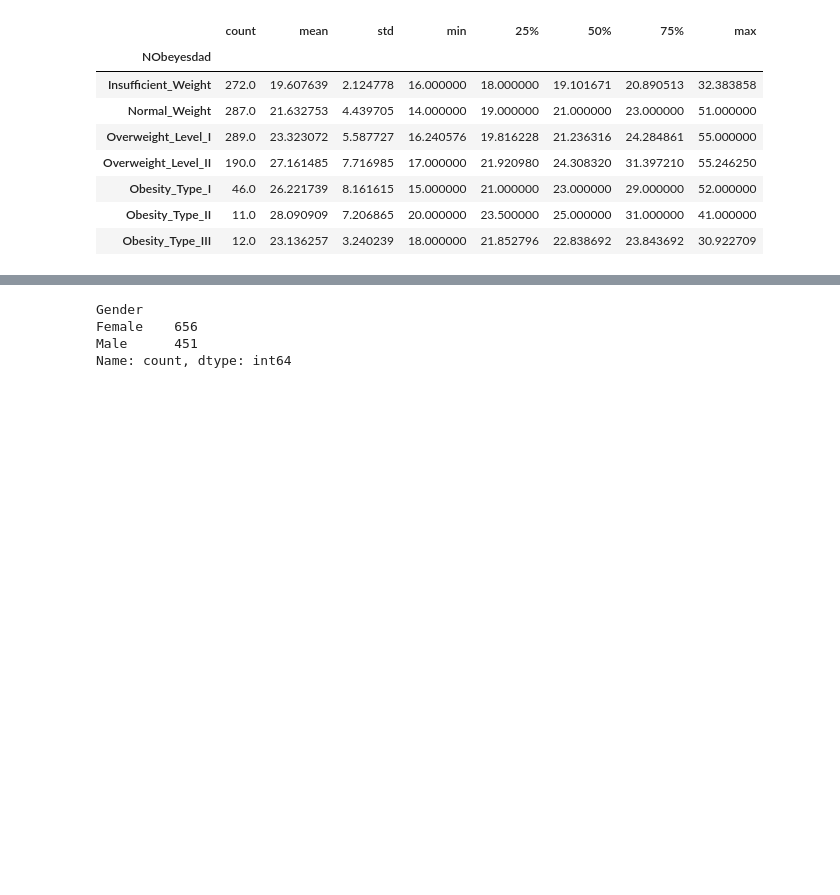
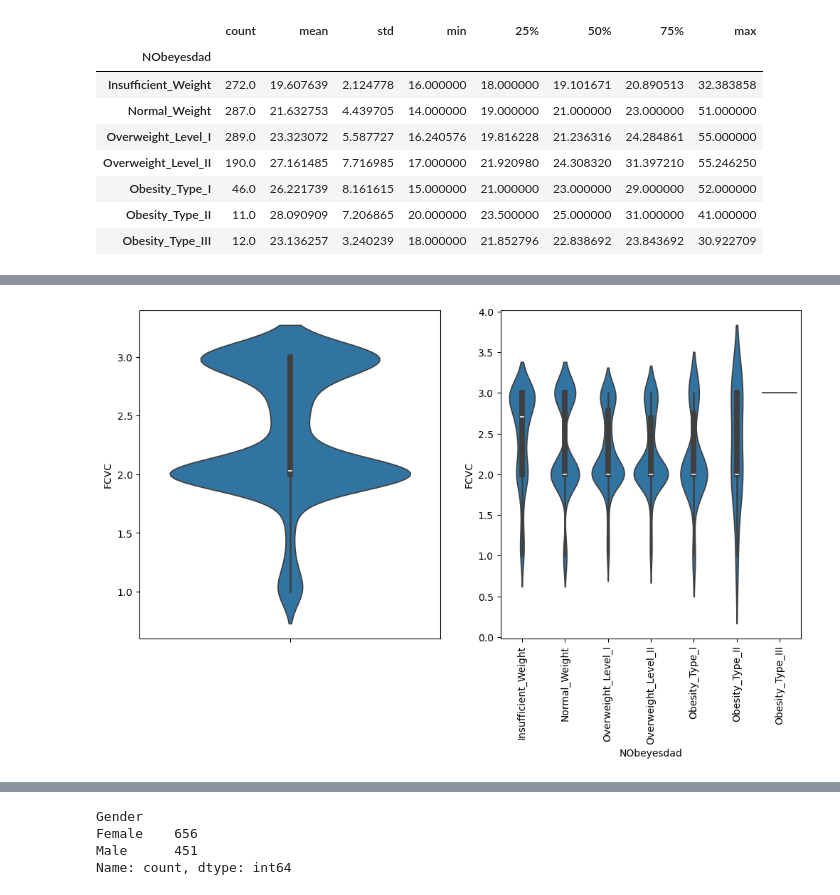
Before and after one commit to flylight-max/Individual_project_obesity, a Jupyter notebook: Untitled-2.ipynb, the cells around one changed output, grey strips where cells are left out. Saved outputs shown, nothing was run; the diff lists cells and outputs as text; code cells hidden in the pictures; blank space fills up the shorter version.

```diff
--- a/Untitled-2.ipynb
+++ b/Untitled-2.ipynb
@@ -771,0 +939,8 @@ Name: count, dtype: int64
+# %%
+fig,(ax1,ax2) = plt.subplots(1,2, figsize = (12,6))
+sns.violinplot(y=new_obesity["FCVC"], ax=ax1)
+sns.violinplot(x="NObeyesdad", y="FCVC", data=new_obesity, ax=ax2)
+plt.xticks(rotation=90)
+plt.show()
+# %% [output]
+[figure, added]
```
Also changed, not shown: parts of 59 cells of this notebook, 1 other file.
